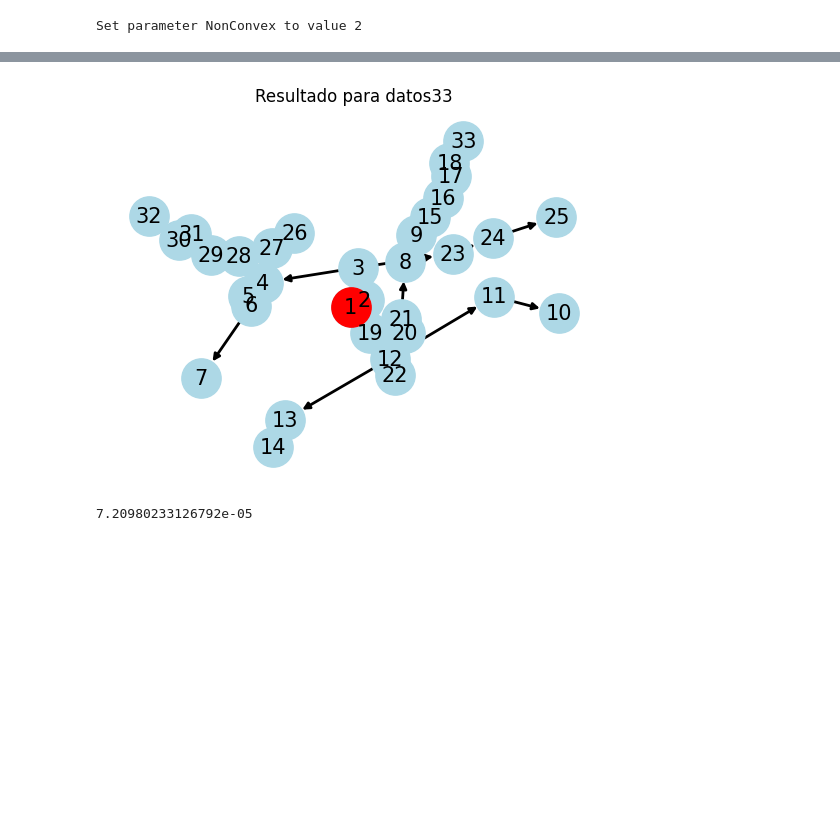
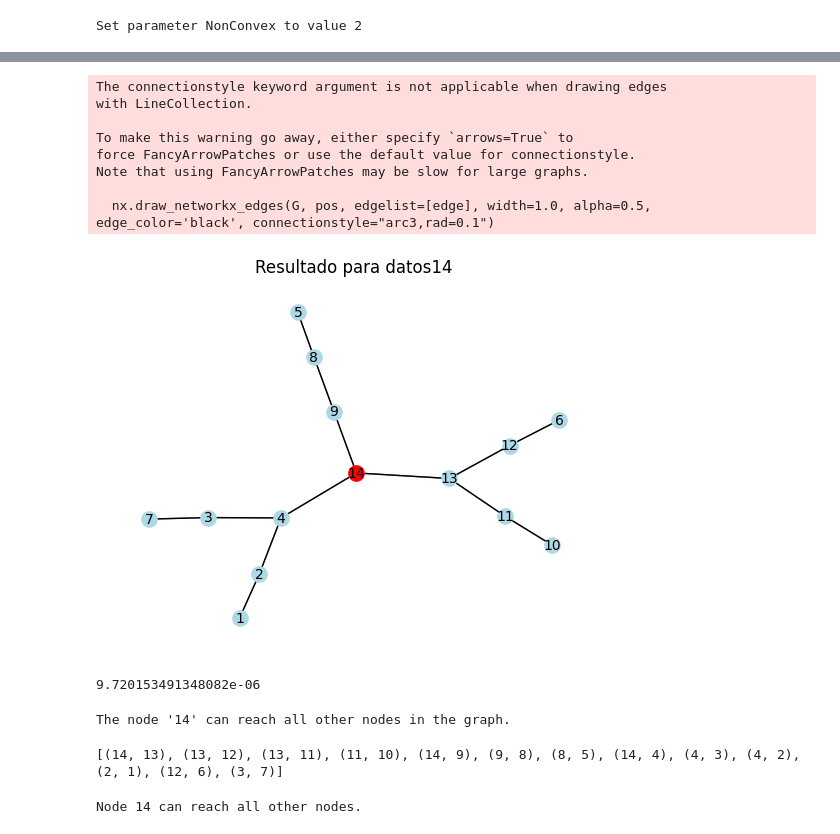
Before and after one commit to DaniRicaurte/ProyectoFlujoEnRedes, a Jupyter notebook: Entregable4_j.mejia17-d.ricaurte .ipynb, the cells around one changed output, grey strips where cells are left out. Cells and saved outputs as stored; diff of their text form; code cells hidden in the pictures; blank space fills up the shorter version.

```diff
--- a/Entregable4_j.mejia17-d.ricaurte .ipynb
+++ b/Entregable4_j.mejia17-d.ricaurte .ipynb
@@ -371,6 +374,8 @@ vmin=float(datos_globales.get("vmin"))*float(datos_globales.get("vbase"))
 
 # tension maxima kV
 vmax= float(datos_globales.get("vmax"))*float(datos_globales.get("vbase"))
+
+nref=int(datos_globales.get("nref"))
 
 delV=vmax-vmin
 
@@ -635,28 +642,61 @@ datos33
 Warning: constraint name "regular la magnitud minima de tensión entre los nodos del sistema con respecto a las llaves" has a space
 Warning: Q constraint name "demanda_potencia_activa _1" has a space
 # %%
-import scipy as sp
+# Crear un grafo dirigido
+G = nx.Graph()
+
 def printGrafo():
-    # Crear un grafo dirigido
-    G = nx.DiGraph()
+
+
 
     # Añadir nodos
     for node in nodos:
         G.add_node(node)
 
     for i, j in B:
         if y[i,j].x>0:
             G.add_edge(i,j)
 
     pos = nx.spring_layout(G)
 
-    nx.draw(G, pos, with_labels=True, node_size=800, node_color='lightblue', width=2, font_size=15)
-    nx.draw_networkx_nodes(G, pos, nodelist=[int(datos_globales.get("nref"))], node_color='red', node_size=800)
+    nx.draw(G, pos, with_labels=True, node_size=120, node_color='lightblue', width=1, font_size=10)
+    nx.draw_networkx_nodes(G, pos, nodelist=[nref], node_color='red', node_size=120)
+    for edge in G.edges():
+        nx.draw_networkx_edges(G, pos, edgelist=[edge], width=1.0, alpha=0.5, edge_color='black', connectionstyle="arc3,rad=0.1")
+
     plt.show()
 
 plt.title(f'Resultado para {value}')
 printGrafo()
 print(m.objval)
 # %% [output]
+The connectionstyle keyword argument is not applicable when drawing edges
+with LineCollection.
+
+To make this warning go away, either specify `arrows=True` to
+force FancyArrowPatches or use the default value for connectionstyle.
+Note that using FancyArrowPatches may be slow for large graphs.
+
+  nx.draw_networkx_edges(G, pos, edgelist=[edge], width=1.0, alpha=0.5, edge_color='black', connectionstyle="arc3,rad=0.1")
-[figure, old version]
+[figure, new version]
-7.20980233126792e-05
+9.720153491348082e-06
+# %%
+selected_node = nref # Replace this with the node you want to check
+
+# Check if the selected node can reach all other nodes
+reachable_nodes = set(nx.node_connected_component(G, selected_node))
+if reachable_nodes == set(nodos):
+    print(f"The node '{selected_node}' can reach all other nodes in the graph.")
+else:
+    print(f"The node '{selected_node}' cannot reach all other nodes in the graph.")
+# %% [output]
+The node '14' can reach all other nodes in the graph.
+# %%
+edges_list=[]
+for i, j in B:
+    if y[i,j].x>0:
+        edges_list.append((i,j))
+
+print(edges_list)
+# %% [output]
+[(14, 13), (13, 12), (13, 11), (11, 10), (14, 9), (9, 8), (8, 5), (14, 4), (4, 3), (4, 2), (2, 1), (12, 6), (3, 7)]
@@ -662,0 +707,10 @@ print(m.objval)
+# %%
+reachable_nodes = set(nx.descendants(GDi, nref  )).union({nref  })
+all_nodes = set(GDi.nodes())
+
+if reachable_nodes == all_nodes:
+    print(f"Node {nref} can reach all other nodes.")
+else:
+    print(f"Node {nref} cannot reach all other nodes.")
+# %% [output]
+Node 14 can reach all other nodes.
```
Also changed, not shown: parts of 14 cells of this notebook.
